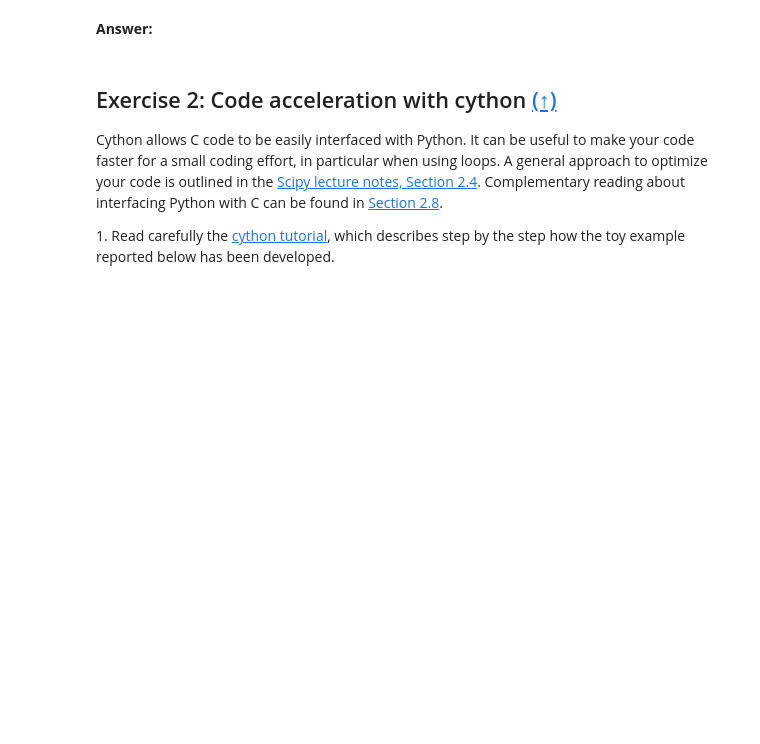
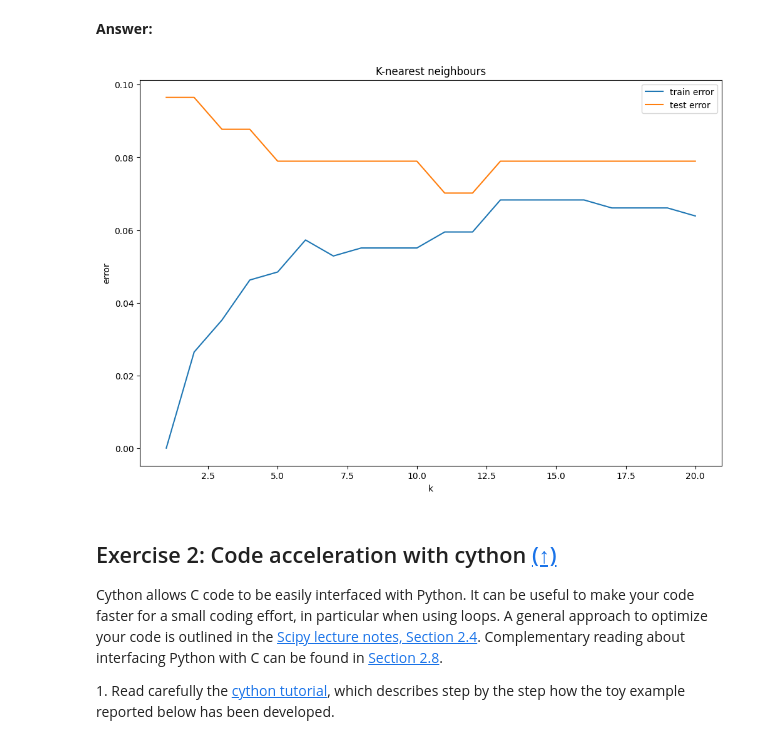
Before and after one commit to MohamedAkkAdir/Python-Labs, a Jupyter notebook: Labs/Lab4/lab4.ipynb, the cells around one changed output. Saved outputs shown, nothing was run; the diff lists cells and outputs as text; code cells hidden in the pictures; blank space fills up the shorter version.

```diff
--- a/Labs/Lab4/lab4.ipynb
+++ b/Labs/Lab4/lab4.ipynb
@@ -201,3 +234,32 @@ execution time: 0.05316889999994601 seconds
+# %%
+import pandas as pd
+from sklearn.model_selection import train_test_split
+
+data_breast = pd.read_csv("data/wdbc12.data.txt")
+X = data_breast.iloc[:,2:].values
+y = data_breast.iloc[:,1].values
+
+X_train, X_test, y_train, y_test = train_test_split(X, y, test_size=0.2, random_state=42)
+
+train_error = np.zeros(20)
+test_error = np.zeros(20)
+
+for k in range(1,21):
+    knn = sklearn.neighbors.KNeighborsClassifier(n_neighbors=k)
+    knn.fit(X_train, y_train)
+    train_error[k-1] = 1 - knn.score(X_train, y_train)
+    test_error[k-1] = 1 - knn.score(X_test, y_test)
+
+plt.figure(figsize=(12,8),dpi=100)
+plt.plot(range(1,21),train_error,label='train error')
+plt.plot(range(1,21),test_error,label='test error')
+plt.legend()
+plt.title('K-nearest neighbours')
+plt.xlabel('k')
+plt.ylabel('error')
+plt.show()
+# %% [output]
+[figure, added]
 # %% [markdown]
 ## <a name="ex2">Exercise 2: Code acceleration with cython</a> [(&#8593;)](#content)
 
```
Also changed, not shown: parts of 19 cells of this notebook, 52 other files.
